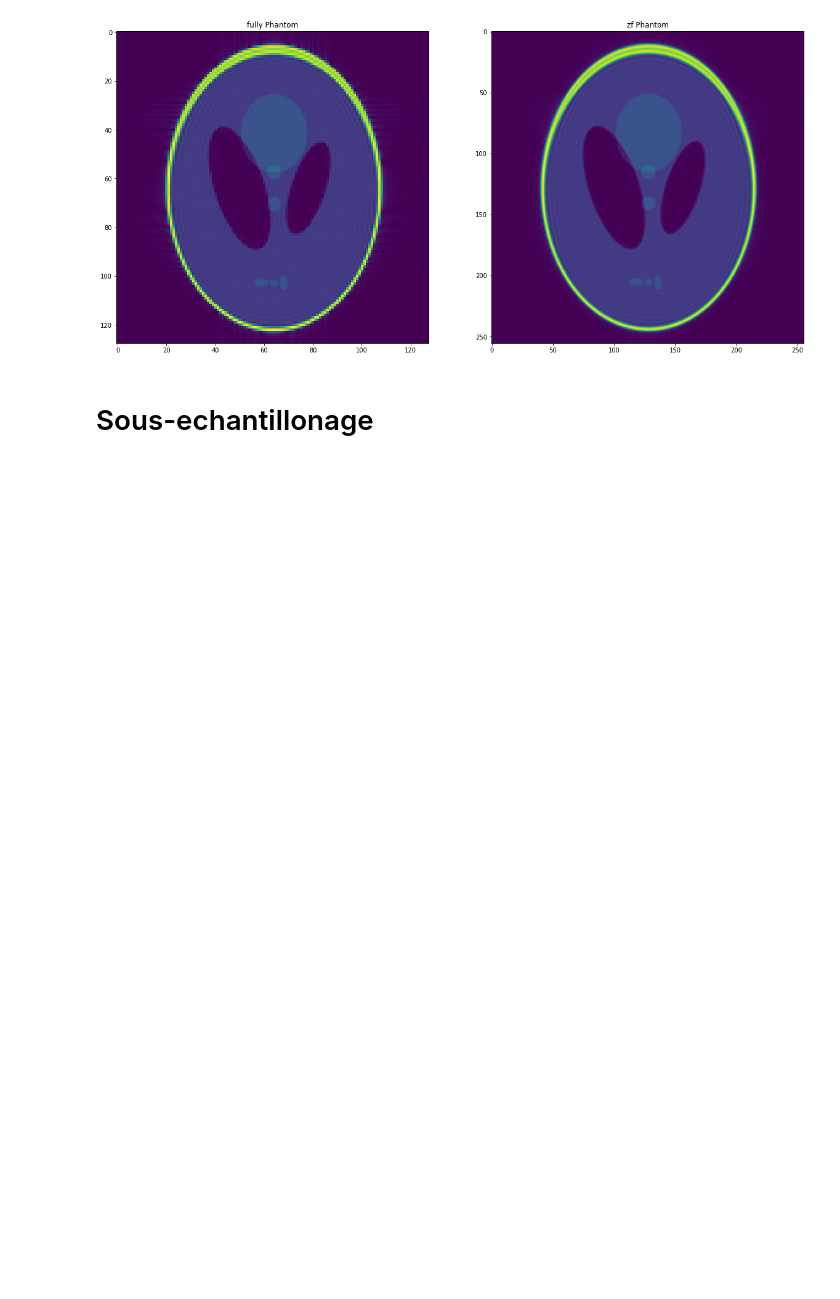
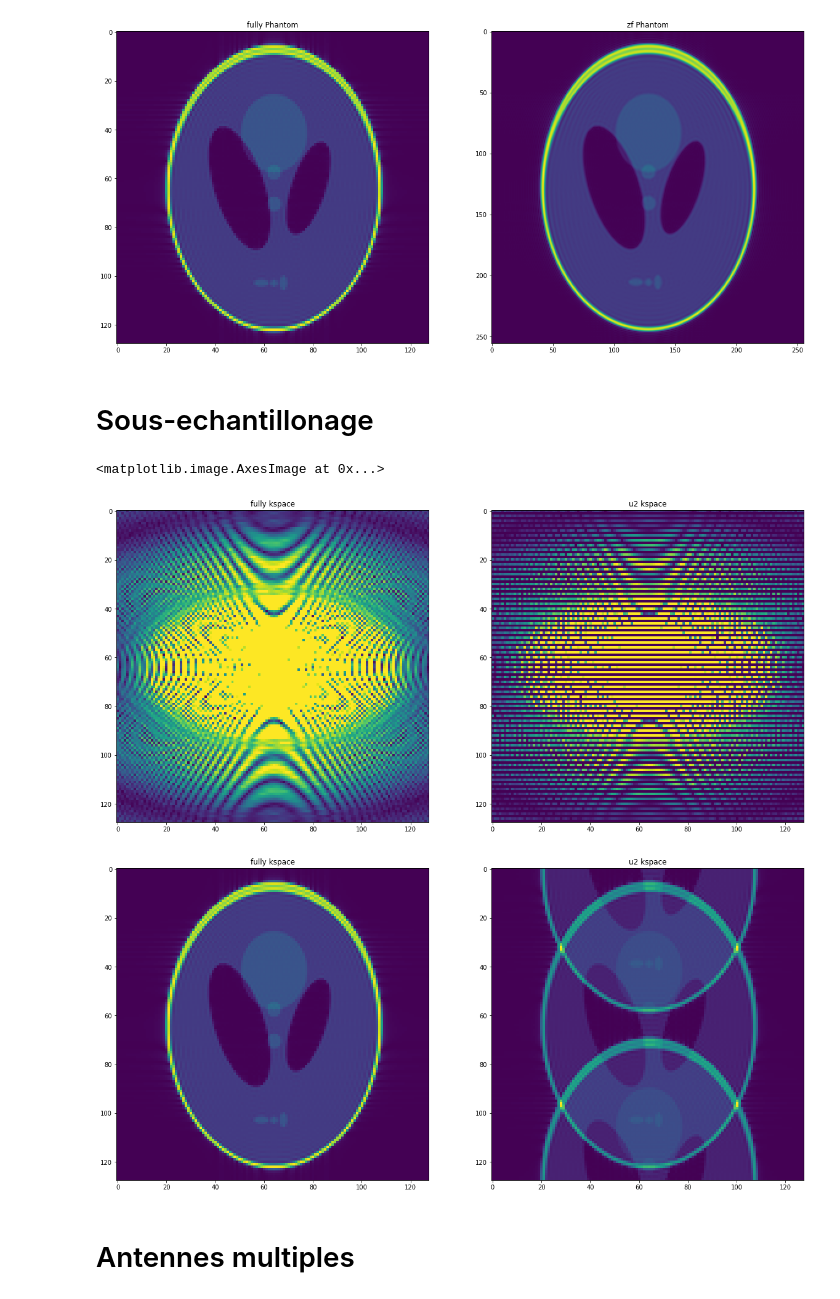
Before and after one commit to aTrotier/COURS_RECO_BART, a Jupyter notebook: cours_bart.ipynb, the cells around one changed output. Saved outputs shown, nothing was run; the diff lists cells and outputs as text; code cells hidden in the pictures; blank space fills up the shorter version.

```diff
--- a/cours_bart.ipynb
+++ b/cours_bart.ipynb
@@ -242,3 +242,29 @@ ax[1].imshow(abs(shepp_fft_zf))
 [figure]
 # %% [markdown]
 # Sous-echantillonage
+# %%
+# mettre à 0 une ligne sur 2
+shepp_kspace_u2 = np.zeros(shepp_kspace.shape,dtype=complex)
+shepp_kspace_u2[0::2,:]=shepp_kspace[0::2,:]
+
+shepp_fft_u2 = bart(1, "fft -i 3", shepp_kspace_u2)
+
+fig, ax = plt.subplots(ncols=2, figsize=(20, 10))
+ax[0].set_title("fully kspace")
+ax[0].imshow(abs(shepp_kspace),vmin=0, vmax=0.001)
+
+ax[1].set_title("u2 kspace")
+ax[1].imshow(abs(shepp_kspace_u2),vmin=0, vmax=0.001)
+
+fig, ax = plt.subplots(ncols=2, figsize=(20, 10))
+ax[0].set_title("fully kspace")
+ax[0].imshow(abs(shepp_fft))
+
+ax[1].set_title("u2 kspace")
+ax[1].imshow(abs(shepp_fft_u2))
+# %% [output]
+<matplotlib.image.AxesImage at 0x...>
+[figure, added]
+[figure, added]
+# %% [markdown]
+# Antennes multiples
```
Also changed, not shown: parts of 5 cells of this notebook.
